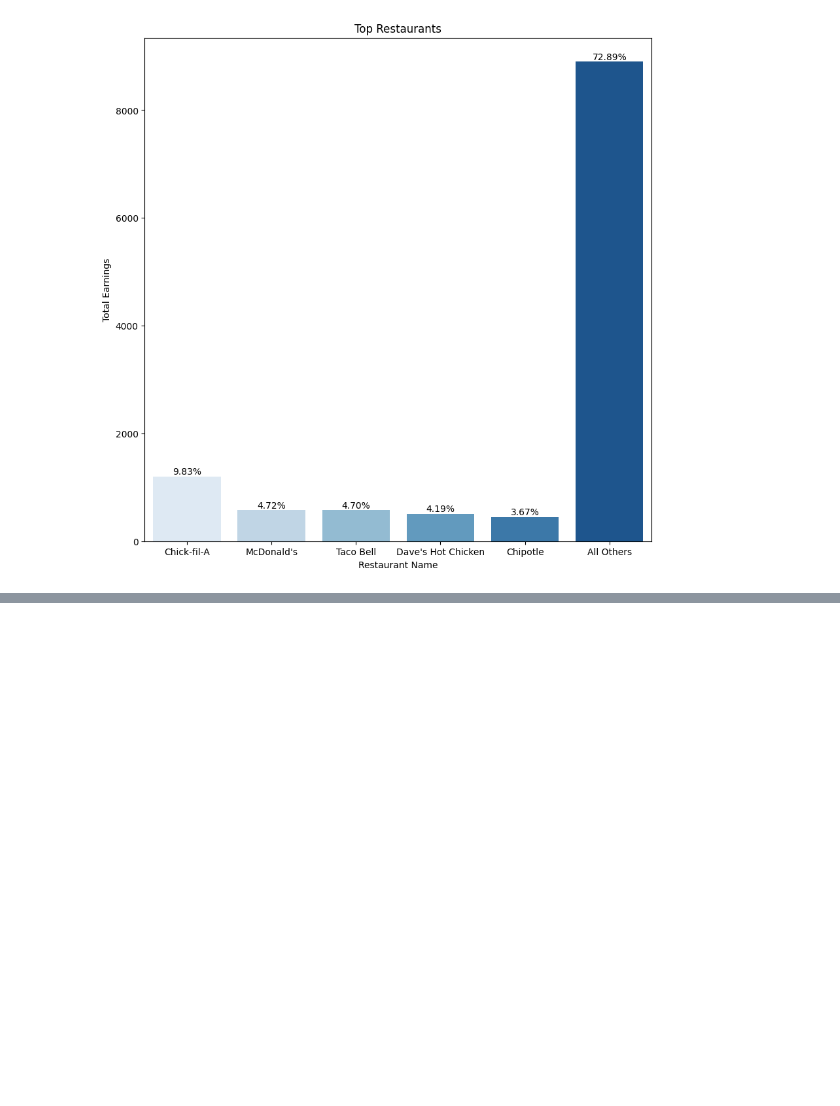
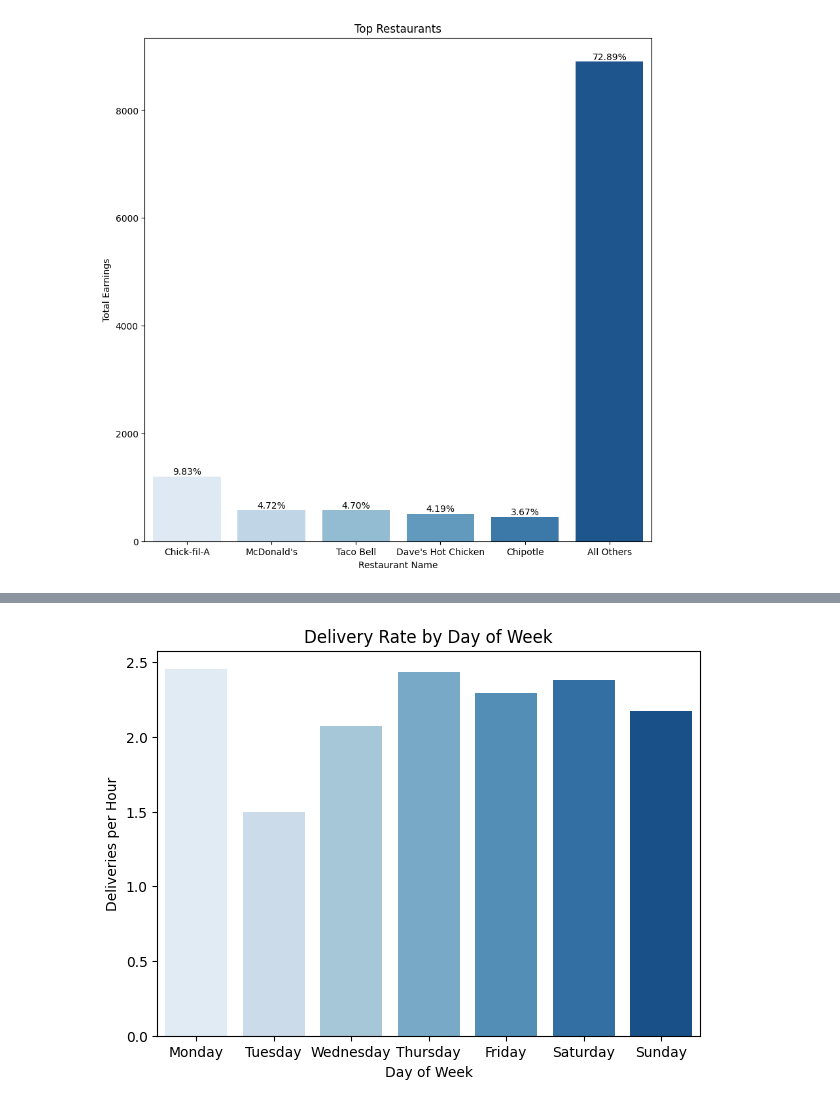
Before and after one commit to Crawford92/DeliveryData, a Jupyter notebook: stats.ipynb, the cells around one changed output, grey strips where cells are left out. Saved outputs shown, nothing was run; the diff lists cells and outputs as text; code cells hidden in the pictures; blank space fills up the shorter version.

Commit message:
Added deliveries per hour bar plot

```diff
--- a/stats.ipynb
+++ b/stats.ipynb
@@ -802,0 +817,2 @@ plt.close()
+# %%
+HourlyDelRateDF = sheets_result.groupby(["Date", "Day of Week", "Start Hour"]).agg({"Start Hour": 'size'})
@@ -802,0 +859,3 @@ plt.close()
+# %%
+HourlyDelRateDF2 = HourlyDelRateDF.groupby(["Day of Week"]).agg({"Start Hour": "mean"})
+HourlyDelRateDF2
@@ -803,2 +872,17 @@ plt.close()
+# %%
+#REINDEX
+HourlyDelRateDF2 = HourlyDelRateDF2.reindex(["Monday", "Tuesday", "Wednesday", "Thursday", "Friday", "Saturday", "Sunday"])
+
+fig, ax = plt.subplots(figsize=(7, 5))
+sns.barplot(x = HourlyDelRateDF2.index,
+            y = 'Start Hour',
+            data = HourlyDelRateDF2,
+            palette = "Blues").set(ylabel="Deliveries per Hour", title="Delivery Rate by Day of Week")
+#for bars in ax.containers:
+#        ax.bar_label(bars, labels=overallContribution)
+plt.show()
+plt.close()
+# %% [output]
+[figure, added]
 # %%
 sns.reset_defaults()
```
Also changed, not shown: parts of 4 cells of this notebook.
